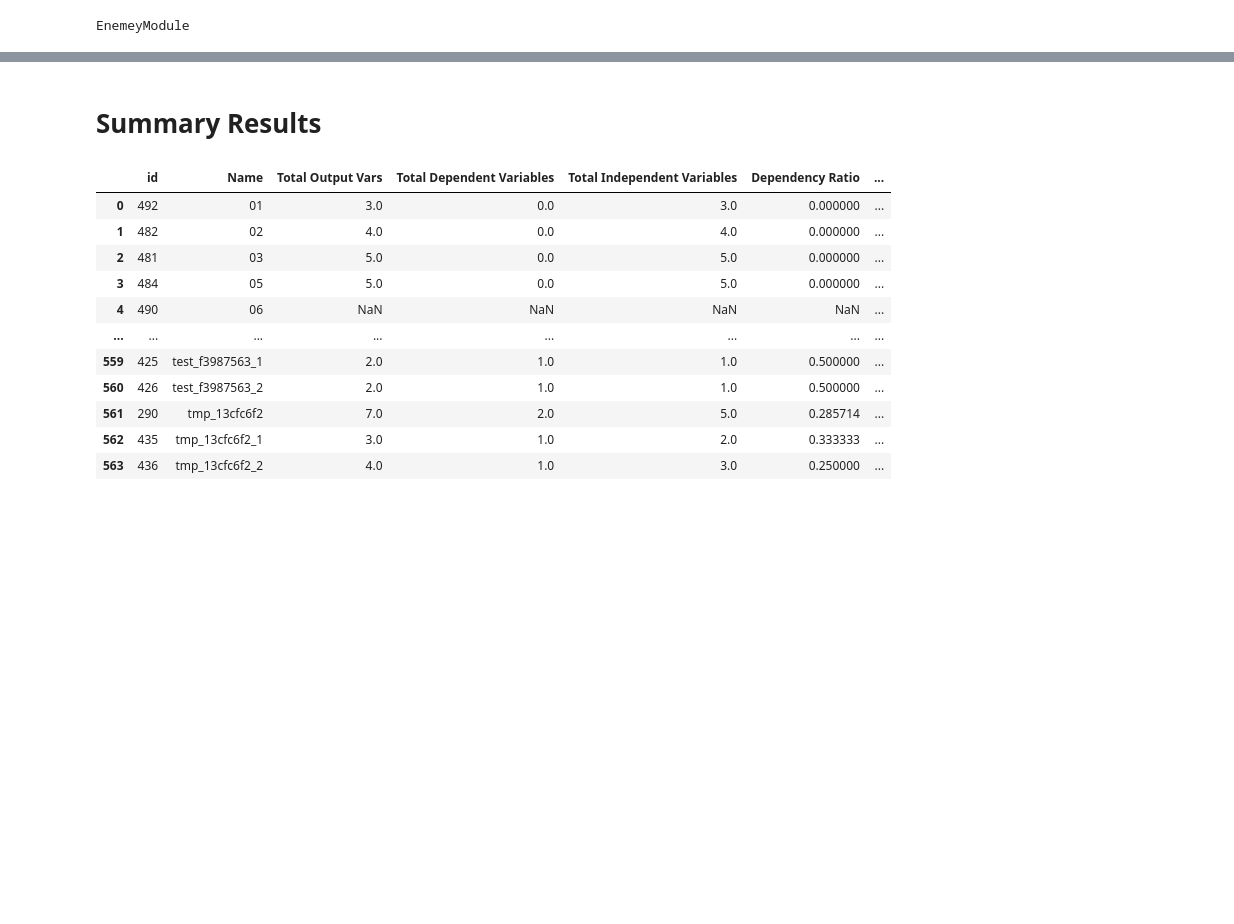
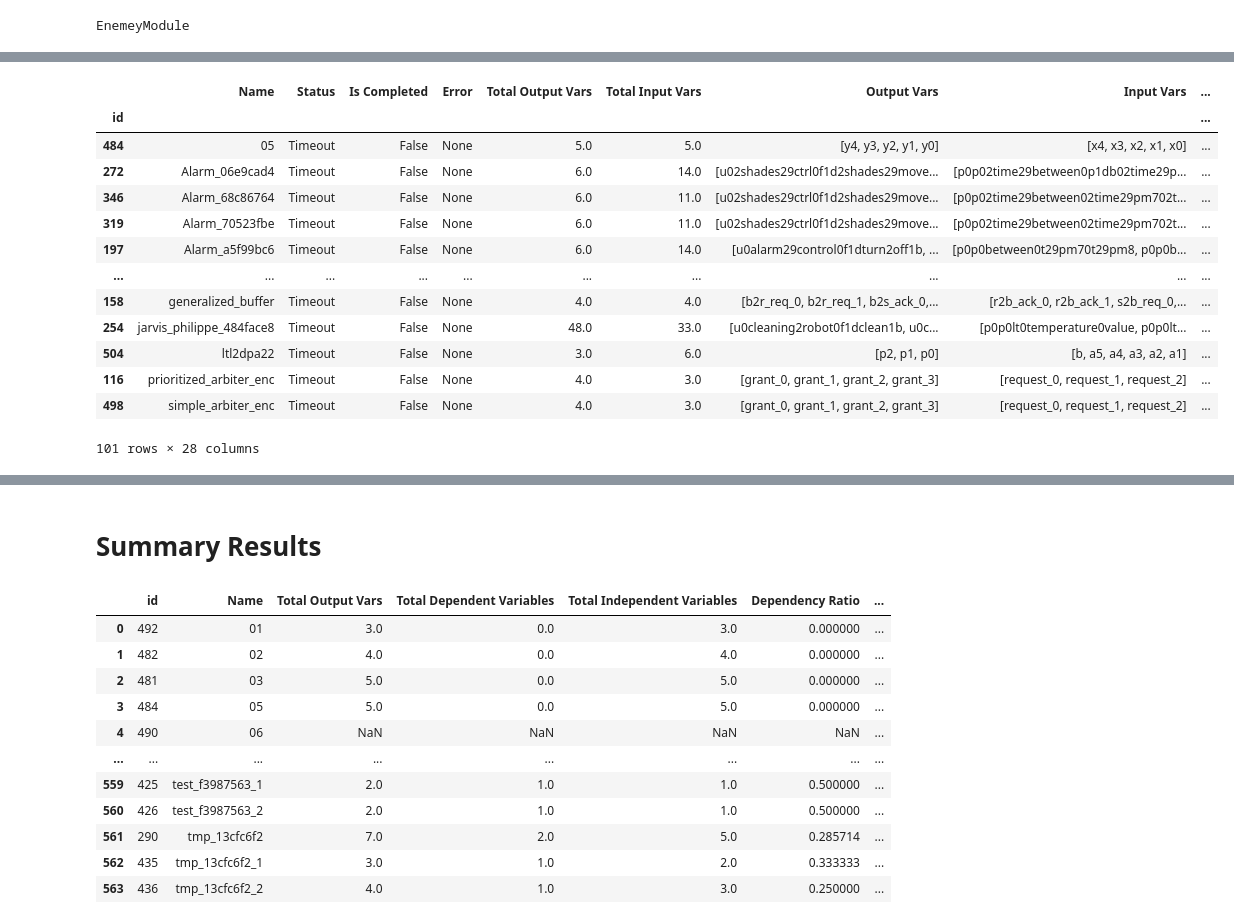
Before and after one commit to eliyaoo32/DepSynt, a Jupyter notebook: notebooks/synthesis.ipynb, the cells around one changed output, grey strips where cells are left out. Drawn from its saved outputs; the diff is of its cells as text; code cells hidden in the pictures; blank space fills up the shorter version.

```diff
--- a/notebooks/synthesis.ipynb
+++ b/notebooks/synthesis.ipynb
@@ -266,0 +265,17 @@ plain_synthesis_df.head(4)
+# %%
+dependents_synthesis_df[dependents_synthesis_df['Status'] == Status.TIMEOUT]
+# %% [output]
+|  | Name | Status | Is Completed | Error | Total Output Vars | Total Input Vars | Output Vars | Input Vars | ... |
+| id |  |  |  |  |  |  |  |  | ... |
+| 484 | 05 | Timeout | False | None | 5.0 | 5.0 | [y4, y3, y2, y1, y0] | [x4, x3, x2, x1, x0] | ... |
+| 272 | Alarm_06e9cad4 | Timeout | False | None | 6.0 | 14.0 | [u02shades29ctrl0f1d2shades29move... | [p0p02time29between0p1db02time29p... | ... |
+| 346 | Alarm_68c86764 | Timeout | False | None | 6.0 | 11.0 | [u02shades29ctrl0f1d2shades29move... | [p0p02time29between02time29pm702t... | ... |
+| 319 | Alarm_70523fbe | Timeout | False | None | 6.0 | 11.0 | [u02shades29ctrl0f1d2shades29move... | [p0p02time29between02time29pm702t... | ... |
+| 197 | Alarm_a5f99bc6 | Timeout | False | None | 6.0 | 14.0 | [u0alarm29control0f1dturn2off1b, ... | [p0p0between0t29pm70t29pm8, p0p0b... | ... |
+| ... | ... | ... | ... | ... | ... | ... | ... | ... | ... |
+| 158 | generalized_buffer | Timeout | False | None | 4.0 | 4.0 | [b2r_req_0, b2r_req_1, b2s_ack_0,... | [r2b_ack_0, r2b_ack_1, s2b_req_0,... | ... |
+| 254 | jarvis_philippe_484face8 | Timeout | False | None | 48.0 | 33.0 | [u0cleaning2robot0f1dclean1b, u0c... | [p0p0lt0temperature0value, p0p0lt... | ... |
+| 504 | ltl2dpa22 | Timeout | False | None | 3.0 | 6.0 | [p2, p1, p0] | [b, a5, a4, a3, a2, a1] | ... |
+| 116 | prioritized_arbiter_enc | Timeout | False | None | 4.0 | 3.0 | [grant_0, grant_1, grant_2, grant_3] | [request_0, request_1, request_2] | ... |
+| 498 | simple_arbiter_enc | Timeout | False | None | 4.0 | 3.0 | [grant_0, grant_1, grant_2, grant_3] | [request_0, request_1, request_2] | ... |
+101 rows × 28 columns
```
Also changed, not shown: parts of 14 cells of this notebook.
